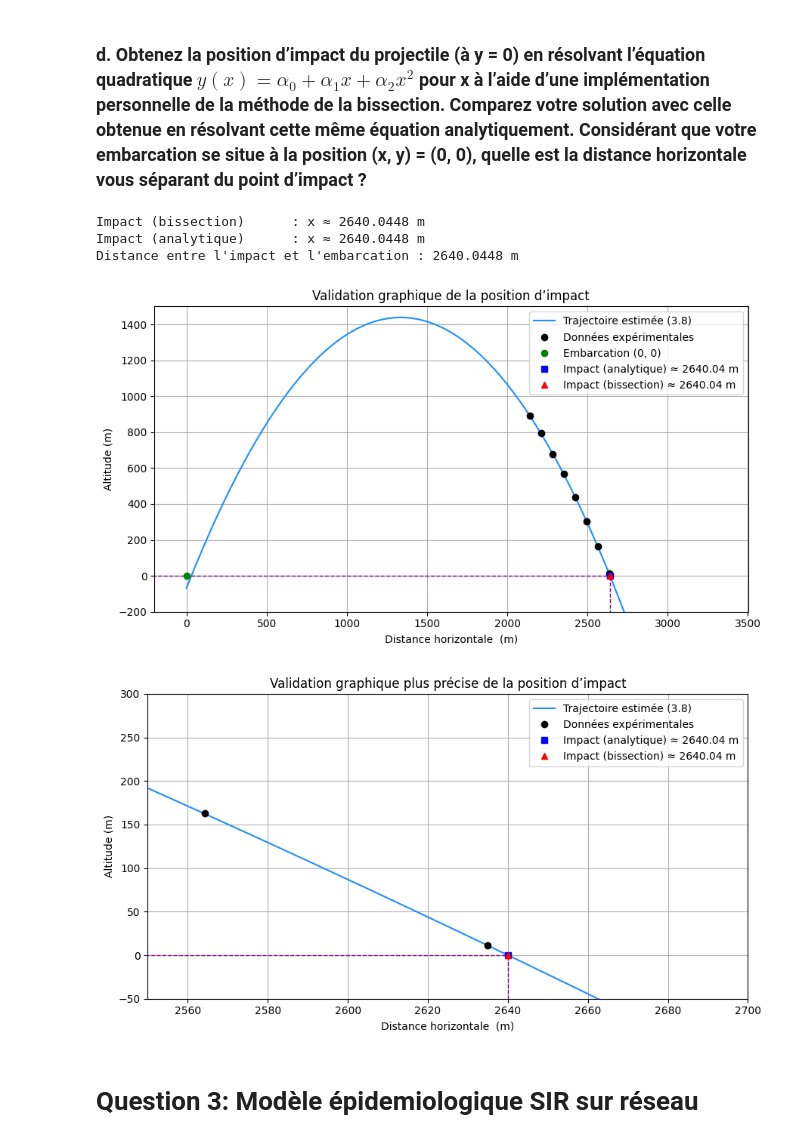
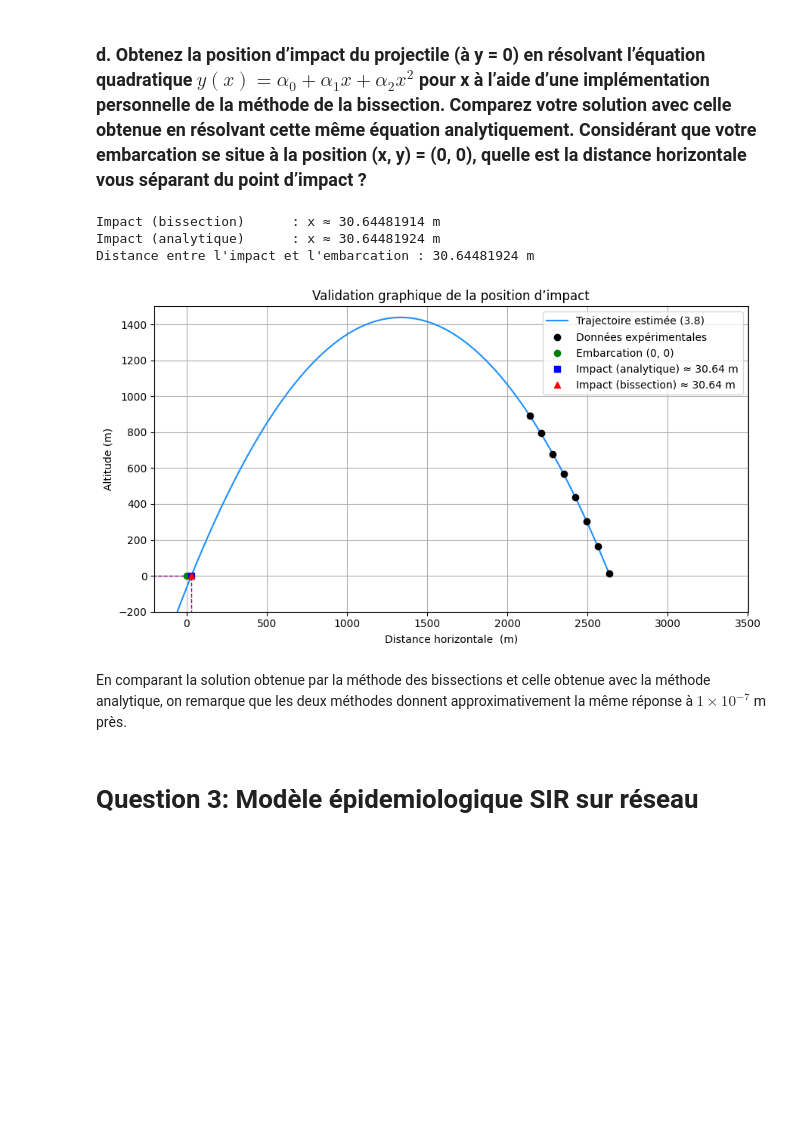
Before and after one commit to YuuHappy/PhysnumTP3, a Jupyter notebook: TP3_JulesLabrecque_MarcAntoineSamson_XavierLarouche.ipynb, the cells around one changed output. Drawn from its saved outputs; the diff is of its cells as text; code cells hidden in the pictures; blank space fills up the shorter version.

```diff
--- a/TP3_JulesLabrecque_MarcAntoineSamson_XavierLarouche.ipynb
+++ b/TP3_JulesLabrecque_MarcAntoineSamson_XavierLarouche.ipynb
@@ -136,2 +150,20 @@ True
 # %% [markdown]
 ### e. À l’aide de la matrice utilisée en $\mathbf{d}$, illustrez comment la multiplication successive des matrices $\mathbf{Q_i}$ triangularise progressivement la matrice $\mathbf{A}$. Dans l’élan, assurez-vous que les matrices $\mathbf{Q}$ et $\mathbf{R}$ obtenues sont bien orthogonale et triangulaire supérieure, respectivement.
+# %%
+A = np.random.rand(4, 3)  # Exemple de matrice 4x3
+Q, R = householder_qr(A)
+#ça marche pas avec householder
+
+# Comparaison avec la décomposition QR de numpy
+Q_np, R_np = np.linalg.qr(A)
+
+# Affichage des résultats
+print("\nMatrice A:")
+print(A)
+# Vérification si Q est orthogonal
+is_orthogonal = np.allclose(np.dot(Q.T, Q), np.eye(Q.shape[1]), atol=1e-8)
+print("\nQ est-elle orthogonale ? :", is_orthogonal)
+
+# Vérification si R est triangulaire supérieure
+is_upper_triangular = np.allclose(R, np.triu(R), atol=1e-8)
+print("\nR est-elle triangulaire supérieure ? :", is_upper_triangular)
@@ -454,18 +506,18 @@ def bissection(f, a, b, tol=1e-6, max_iter=100):
             a = c
     return (a + b) / 2
 
-# === Recherche automatique de l’intervalle pour bissection ===
+# Recherche automatique de l’intervalle pour bissection
 # Calcul du sommet de la parabole
 x_sommet = -vy0_sur_vx0 / (2 * a_sur_2vx0_2)
 
-# On commence la recherche à partir du sommet vers la droite
-a_bis = x_sommet
-b_bis = x_sommet + 1000  # extension large vers la droite
+# On commence la recherche à partir de valeurs arbitraires
+a_bis = -500   # borne inférieure
+b_bis = 500 # borne supérieure
 max_bound = 1e6  # borne maximale pour éviter boucle infinie
 
 # Étend l’intervalle jusqu'à détecter un changement de signe
 while y_trajectoire(a_bis) * y_trajectoire(b_bis) > 0 and b_bis < max_bound:
-    b_bis *= 1.5
+    b_bis += 10
 
 if y_trajectoire(a_bis) * y_trajectoire(b_bis) > 0:
     raise RuntimeError("Impossible de trouver un intervalle où y(x) change de signe après le sommet.")
@@ -473,7 +525,7 @@ if y_trajectoire(a_bis) * y_trajectoire(b_bis) > 0:
 # Bissection correcte sur la branche descendante
 x_impact_bissection = bissection(y_trajectoire, a_bis, b_bis)
 
-# === Résolution analytique ===
+# Résolution analytique
 a_coef = a_sur_2vx0_2
 b_coef = vy0_sur_vx0
 c_coef = y0
@@ -481,65 +533,49 @@ c_coef = y0
 delta = b_coef**2 - 4 * a_coef * c_coef
 if delta < 0:
     raise ValueError("Pas de solution réelle pour l’impact (delta < 0).")
 
 x1 = (-b_coef - np.sqrt(delta)) / (2 * a_coef)
 x2 = (-b_coef + np.sqrt(delta)) / (2 * a_coef)
-x_impact_analytique = max(x1, x2)
+x_impact_analytique = min(x1, x2)
 
-# === Distance depuis l’embarcation (0, 0) ===
+# Distance depuis l’embarcation (0, 0)
 distance_impact = x_impact_analytique  # puisque x_0 = 0
 
-# === Affichage des résultats ===
-print(f"Impact (bissection)      : x ≈ {x_impact_bissection:.4f} m")
-print(f"Impact (analytique)      : x ≈ {x_impact_analytique:.4f} m")
-print(f"Distance entre l'impact et l'embarcation : {distance_impact:.4f} m")
+# Affichage des résultats
+print(f"Impact (bissection)      : x ≈ {x_impact_bissection:.8f} m")
+print(f"Impact (analytique)      : x ≈ {x_impact_analytique:.8f} m")
+print(f"Distance entre l'impact et l'embarcation : {distance_impact:.8f} m")
 
-# === Tracé de validation ===
-x_fine = np.linspace(0, max(x_vals) * 1.5, 300)
+# Tracé de validation
+x_fine = np.linspace(-100, max(x_vals), 350)
 y_fine = y_trajectoire(x_fine)
 
 plt.figure(figsize=(9, 5))
 plt.plot(x_fine, y_fine, label="Trajectoire estimée (3.8)", color="dodgerblue")
 plt.plot(x_vals, y_vals, 'ko', label="Données expérimentales")
 
 # Points spéciaux
-plt.hlines(0, -250, 2640, color='purple', linestyle='--', linewidth=1)
-plt.vlines(2640, -500, 0, color='purple', linestyle='--', linewidth=1)
+plt.hlines(0, -250, x_impact_analytique, color='purple', linestyle='--', linewidth=1)
+plt.vlines(x_impact_analytique, -500, 0, color='purple', linestyle='--', linewidth=1)
 plt.plot([0], [0], 'go', label="Embarcation (0, 0)")
 plt.plot([x_impact_analytique], [0], 'bs', label=f"Impact (analytique) ≈ {x_impact_analytique:.2f} m")
 plt.plot([x_impact_bissection], [0], 'r^', label=f"Impact (bissection) ≈ {x_impact_bissection:.2f} m")
 plt.xlim(-200, 3500)
 plt.ylim(-200, 1500)
 plt.xlabel("Distance horizontale  (m)")
 plt.ylabel("Altitude (m)")
 plt.title("Validation graphique de la position d’impact")
 plt.legend(loc='upper right')
 plt.grid(True)
 plt.tight_layout()
 plt.show()
-
-plt.figure(figsize=(9, 5))
-plt.plot(x_fine, y_fine, label="Trajectoire estimée (3.8)", color="dodgerblue")
-plt.plot(x_vals, y_vals, 'ko', label="Données expérimentales")
-plt.hlines(0, -10, 2640, color='purple', linestyle='--', linewidth=1)
-plt.vlines(2640, -50, 0, color='purple', linestyle='--', linewidth=1)
-plt.plot([x_impact_analytique], [0], 'bs', label=f"Impact (analytique) ≈ {x_impact_analytique:.2f} m")
-plt.plot([x_impact_bissection], [0], 'r^', label=f"Impact (bissection) ≈ {x_impact_bissection:.2f} m")
-plt.xlim(2550, 2700)
-plt.ylim(-50, 300)
-plt.xlabel("Distance horizontale  (m)")
-plt.ylabel("Altitude (m)")
-plt.title("Validation graphique plus précise de la position d’impact")
-plt.legend(loc='upper right')
-plt.grid(True)
-plt.tight_layout()
-plt.show()
 # %% [output]
-Impact (bissection)      : x ≈ 2640.0448 m
-Impact (analytique)      : x ≈ 2640.0448 m
-Distance entre l'impact et l'embarcation : 2640.0448 m
+Impact (bissection)      : x ≈ 30.64481914 m
+Impact (analytique)      : x ≈ 30.64481924 m
+Distance entre l'impact et l'embarcation : 30.64481924 m
-[figure, old version]
+[figure, new version]
-[figure, removed]
+# %% [markdown]
+En comparant la solution obtenue par la méthode des bissections et celle obtenue avec la méthode analytique, on remarque que les deux méthodes donnent approximativement la même réponse à $1\times 10^{-7}$ m près.
 # %% [markdown]
 # Question 3: Modèle épidemiologique SIR sur réseau
 # %% [markdown]
```
Also changed, not shown: parts of 36 cells of this notebook.
